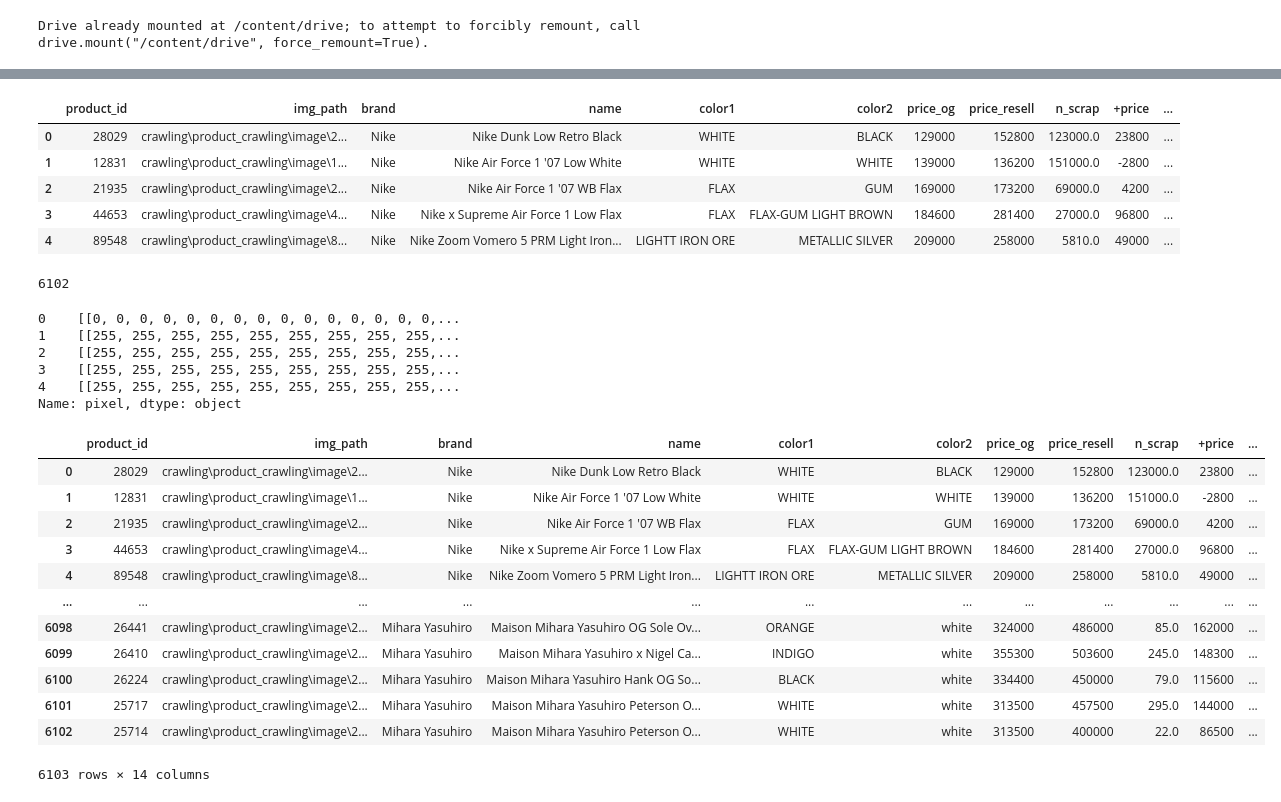
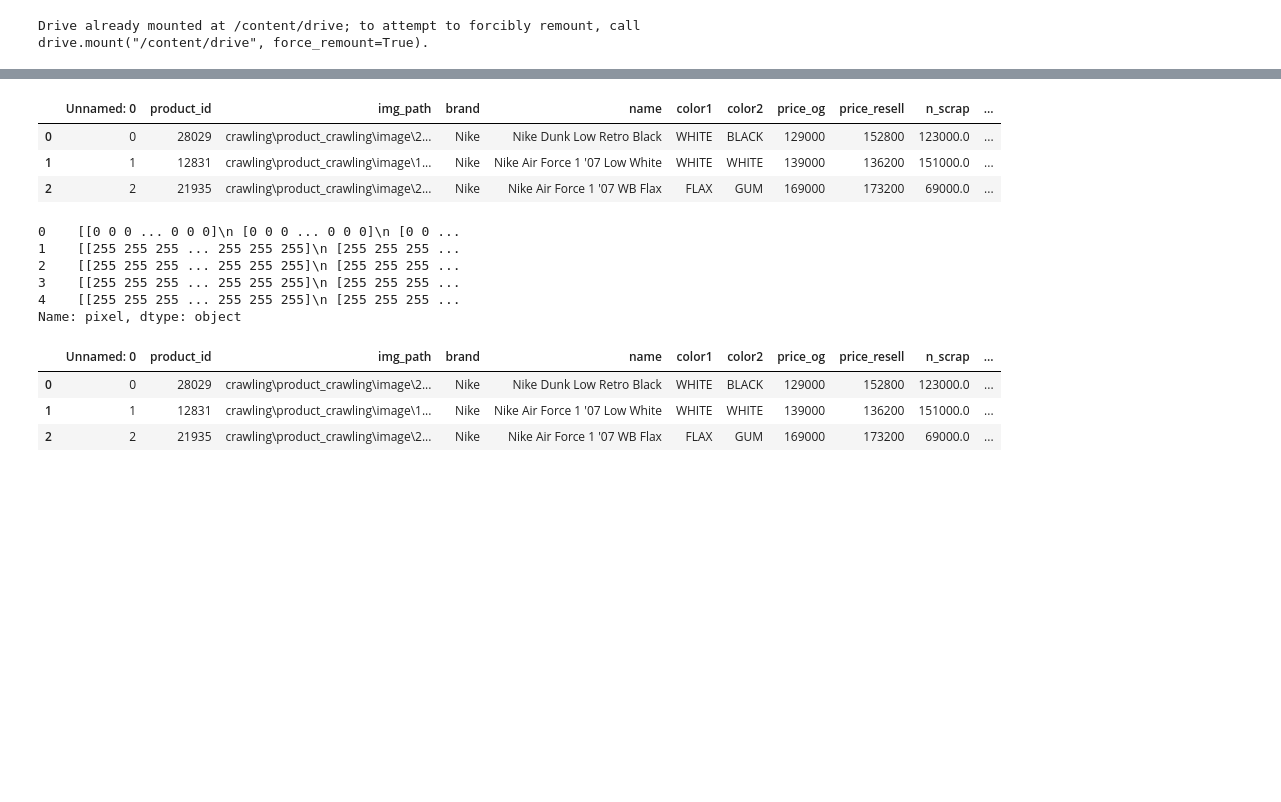
Before and after one commit to donghui-0126/mini-project, a Jupyter notebook: shoes-project/resell_regressor/img_CNN.ipynb, the cells around one changed output, grey strips where cells are left out. Saved outputs shown, nothing was run; the diff lists cells and outputs as text; code cells hidden in the pictures; blank space fills up the shorter version.

```diff
--- a/shoes-project/resell_regressor/img_CNN.ipynb
+++ b/shoes-project/resell_regressor/img_CNN.ipynb
@@ -47,50 +49,37 @@ for index,data in enumerate(df['img_path']):
 # %%
 df["drive_img_path"] = drive_img_path_list
 # %%
-df.head()
+df.head(3)
 # %% [output]
-|  | product_id | img_path | brand | name | color1 | color2 | price_og | price_resell | n_scrap | +price | ... |
-| 0 | 28029 | crawling\product_crawling\image\2... | Nike | Nike Dunk Low Retro Black | WHITE | BLACK | 129000 | 152800 | 123000.0 | 23800 | ... |
-| 1 | 12831 | crawling\product_crawling\image\1... | Nike | Nike Air Force 1 '07 Low White | WHITE | WHITE | 139000 | 136200 | 151000.0 | -2800 | ... |
-| 2 | 21935 | crawling\product_crawling\image\2... | Nike | Nike Air Force 1 '07 WB Flax | FLAX | GUM | 169000 | 173200 | 69000.0 | 4200 | ... |
-| 3 | 44653 | crawling\product_crawling\image\4... | Nike | Nike x Supreme Air Force 1 Low Flax | FLAX | FLAX-GUM LIGHT BROWN | 184600 | 281400 | 27000.0 | 96800 | ... |
-| 4 | 89548 | crawling\product_crawling\image\8... | Nike | Nike Zoom Vomero 5 PRM Light Iron... | LIGHTT IRON ORE | METALLIC SILVER | 209000 | 258000 | 5810.0 | 49000 | ... |
+|  | Unnamed: 0 | product_id | img_path | brand | name | color1 | color2 | price_og | price_resell | n_scrap | ... |
+| 0 | 0 | 28029 | crawling\product_crawling\image\2... | Nike | Nike Dunk Low Retro Black | WHITE | BLACK | 129000 | 152800 | 123000.0 | ... |
+| 1 | 1 | 12831 | crawling\product_crawling\image\1... | Nike | Nike Air Force 1 '07 Low White | WHITE | WHITE | 139000 | 136200 | 151000.0 | ... |
+| 2 | 2 | 21935 | crawling\product_crawling\image\2... | Nike | Nike Air Force 1 '07 WB Flax | FLAX | GUM | 169000 | 173200 | 69000.0 | ... |
 # %%
-pixel_list = []
-for n,url in enumerate(df['drive_img_path']):
-    img_name = (url)
-    im = Image.open(img_name)
-    pix = np.array(im)
+# pixel_list = []
+# for n,url in enumerate(df['drive_img_path']):
+#     img_name = (url)
+#     im = Image.open(img_name)
+#     pix = np.array(im)
 
-    print("\r{}".format(n), end="")
+#     print("\r{}".format(n), end="")
 
-    pixel_list.append(pix)
-df['pixel'] = pixel_list
+#     pixel_list.append(pix)
+# df['pixel'] = pixel_list
-# %% [output]
-6102
 # %%
 df["pixel"].head()
 # %% [output]
-0    [[0, 0, 0, 0, 0, 0, 0, 0, 0, 0, 0, 0, 0, 0, 0,...
-1    [[255, 255, 255, 255, 255, 255, 255, 255, 255,...
-2    [[255, 255, 255, 255, 255, 255, 255, 255, 255,...
-3    [[255, 255, 255, 255, 255, 255, 255, 255, 255,...
-4    [[255, 255, 255, 255, 255, 255, 255, 255, 255,...
+0    [[0 0 0 ... 0 0 0]\n [0 0 0 ... 0 0 0]\n [0 0 ...
+1    [[255 255 255 ... 255 255 255]\n [255 255 255 ...
+2    [[255 255 255 ... 255 255 255]\n [255 255 255 ...
+3    [[255 255 255 ... 255 255 255]\n [255 255 255 ...
+4    [[255 255 255 ... 255 255 255]\n [255 255 255 ...
 Name: pixel, dtype: object
 # %%
-df
+df.head(3)
 # %% [output]
-|  | product_id | img_path | brand | name | color1 | color2 | price_og | price_resell | n_scrap | +price | ... |
-| 0 | 28029 | crawling\product_crawling\image\2... | Nike | Nike Dunk Low Retro Black | WHITE | BLACK | 129000 | 152800 | 123000.0 | 23800 | ... |
-| 1 | 12831 | crawling\product_crawling\image\1... | Nike | Nike Air Force 1 '07 Low White | WHITE | WHITE | 139000 | 136200 | 151000.0 | -2800 | ... |
-| 2 | 21935 | crawling\product_crawling\image\2... | Nike | Nike Air Force 1 '07 WB Flax | FLAX | GUM | 169000 | 173200 | 69000.0 | 4200 | ... |
-| 3 | 44653 | crawling\product_crawling\image\4... | Nike | Nike x Supreme Air Force 1 Low Flax | FLAX | FLAX-GUM LIGHT BROWN | 184600 | 281400 | 27000.0 | 96800 | ... |
-| 4 | 89548 | crawling\product_crawling\image\8... | Nike | Nike Zoom Vomero 5 PRM Light Iron... | LIGHTT IRON ORE | METALLIC SILVER | 209000 | 258000 | 5810.0 | 49000 | ... |
-| ... | ... | ... | ... | ... | ... | ... | ... | ... | ... | ... | ... |
-| 6098 | 26441 | crawling\product_crawling\image\2... | Mihara Yasuhiro | Maison Mihara Yasuhiro OG Sole Ov... | ORANGE | white | 324000 | 486000 | 85.0 | 162000 | ... |
-| 6099 | 26410 | crawling\product_crawling\image\2... | Mihara Yasuhiro | Maison Mihara Yasuhiro x Nigel Ca... | INDIGO | white | 355300 | 503600 | 245.0 | 148300 | ... |
-| 6100 | 26224 | crawling\product_crawling\image\2... | Mihara Yasuhiro | Maison Mihara Yasuhiro Hank OG So... | BLACK | white | 334400 | 450000 | 79.0 | 115600 | ... |
-| 6101 | 25717 | crawling\product_crawling\image\2... | Mihara Yasuhiro | Maison Mihara Yasuhiro Peterson O... | WHITE | white | 313500 | 457500 | 295.0 | 144000 | ... |
-| 6102 | 25714 | crawling\product_crawling\image\2... | Mihara Yasuhiro | Maison Mihara Yasuhiro Peterson O... | WHITE | white | 313500 | 400000 | 22.0 | 86500 | ... |
+|  | Unnamed: 0 | product_id | img_path | brand | name | color1 | color2 | price_og | price_resell | n_scrap | ... |
+| 0 | 0 | 28029 | crawling\product_crawling\image\2... | Nike | Nike Dunk Low Retro Black | WHITE | BLACK | 129000 | 152800 | 123000.0 | ... |
+| 1 | 1 | 12831 | crawling\product_crawling\image\1... | Nike | Nike Air Force 1 '07 Low White | WHITE | WHITE | 139000 | 136200 | 151000.0 | ... |
+| 2 | 2 | 21935 | crawling\product_crawling\image\2... | Nike | Nike Air Force 1 '07 WB Flax | FLAX | GUM | 169000 | 173200 | 69000.0 | ... |
-6103 rows × 14 columns
 # %%
```
Also changed, not shown: parts of 13 cells of this notebook.
